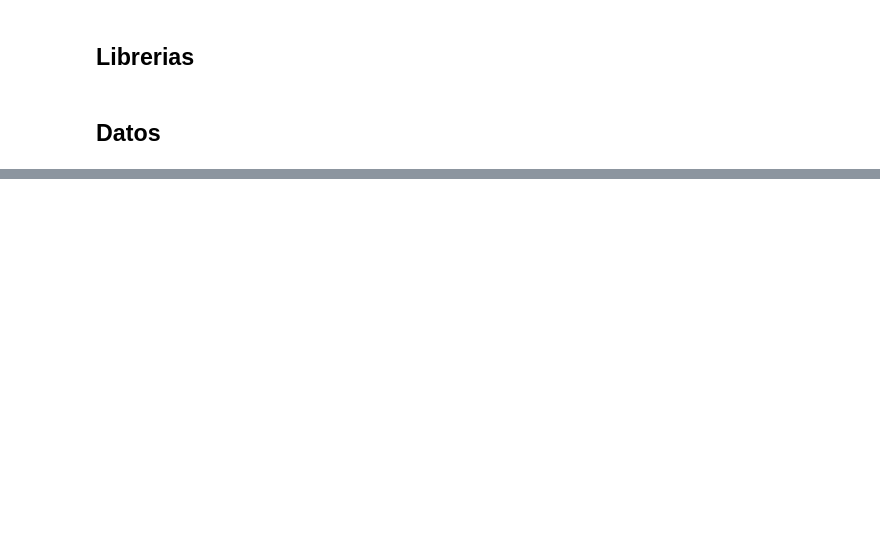
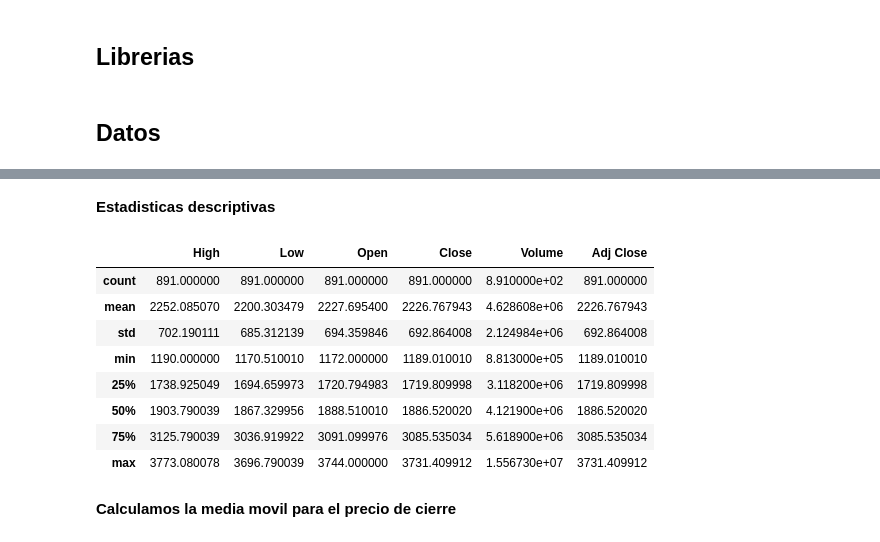
Before and after one commit to JuanFeA98/Trading_Python, a Jupyter notebook: 1. Algorithmic Trading I.ipynb, the cells around one changed output, grey strips where cells are left out. Cells and saved outputs as stored; diff of their text form; code cells hidden in the pictures; blank space fills up the shorter version.

```diff
--- a/1. Algorithmic Trading I.ipynb
+++ b/1. Algorithmic Trading I.ipynb
@@ -52,0 +35,2 @@ get_data(stock)
+# %%
+df = get_data(stock)
@@ -52,0 +47,16 @@ get_data(stock)
+# %% [markdown]
+**Estadisticas descriptivas**
+# %%
+df.describe()
+# %% [output]
+|  | High | Low | Open | Close | Volume | Adj Close |
+| count | 891.000000 | 891.000000 | 891.000000 | 891.000000 | 8.910000e+02 | 891.000000 |
+| mean | 2252.085070 | 2200.303479 | 2227.695400 | 2226.767943 | 4.628608e+06 | 2226.767943 |
+| std | 702.190111 | 685.312139 | 694.359846 | 692.864008 | 2.124984e+06 | 692.864008 |
+| min | 1190.000000 | 1170.510010 | 1172.000000 | 1189.010010 | 8.813000e+05 | 1189.010010 |
+| 25% | 1738.925049 | 1694.659973 | 1720.794983 | 1719.809998 | 3.118200e+06 | 1719.809998 |
+| 50% | 1903.790039 | 1867.329956 | 1888.510010 | 1886.520020 | 4.121900e+06 | 1886.520020 |
+| 75% | 3125.790039 | 3036.919922 | 3091.099976 | 3085.535034 | 5.618900e+06 | 3085.535034 |
+| max | 3773.080078 | 3696.790039 | 3744.000000 | 3731.409912 | 1.556730e+07 | 3731.409912 |
+# %% [markdown]
+**Calculamos la media movil para el precio de cierre**
```
Also changed, not shown: parts of 9 cells of this notebook.
